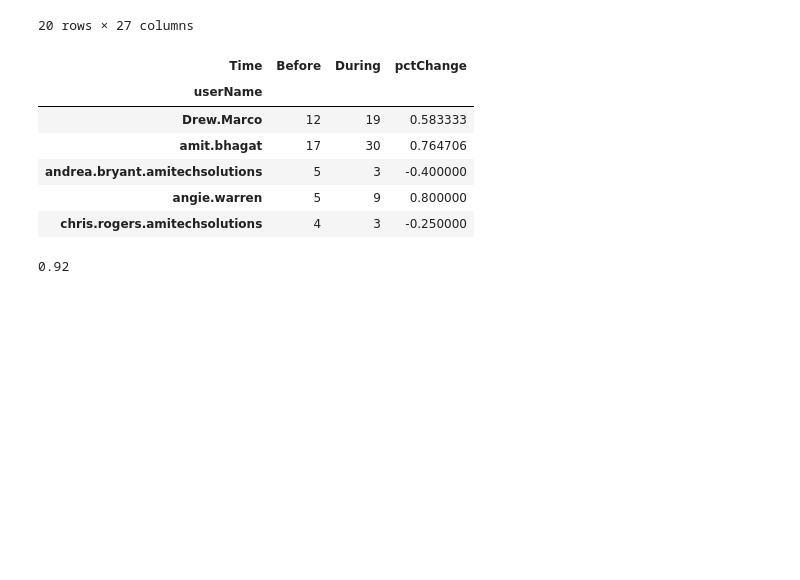
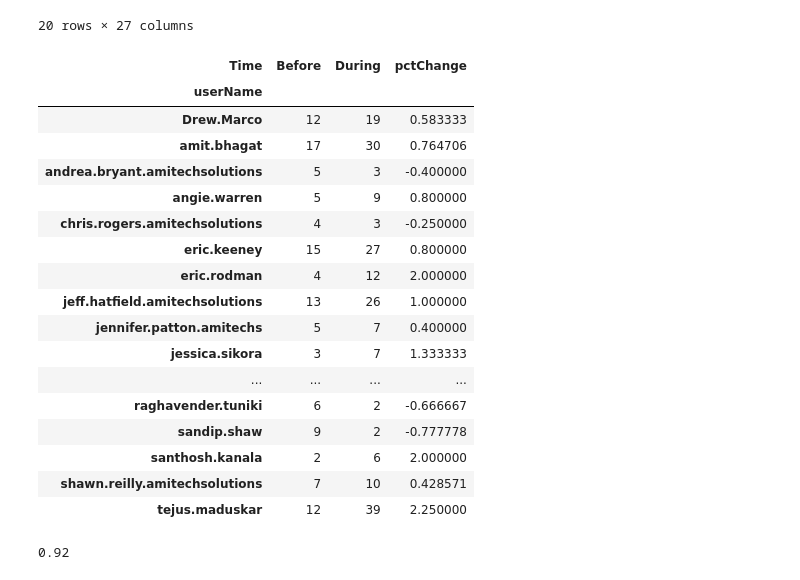
Before and after one commit to Snusier1/hds5210-2022, a Jupyter notebook: week12/week12_assignment_2.ipynb, the cells around one changed output. Drawn from its saved outputs; the diff is of its cells as text; code cells hidden in the pictures; blank space fills up the shorter version.

```diff
--- a/week12/week12_assignment_2.ipynb
+++ b/week12/week12_assignment_2.ipynb
@@ -161,15 +161,26 @@ summary = meetings.pivot_table(
     fill_value = 0)
 summary['pctChange'] = (summary['During'] - summary['Before']) /summary['Before']
 # %%
-summary.head()
+summary
 # %% [output]
 | Time | Before | During | pctChange |
 | userName |  |  |  |
 | Drew.Marco | 12 | 19 | 0.583333 |
 | amit.bhagat | 17 | 30 | 0.764706 |
 | andrea.bryant.amitechsolutions | 5 | 3 | -0.400000 |
 | angie.warren | 5 | 9 | 0.800000 |
 | chris.rogers.amitechsolutions | 4 | 3 | -0.250000 |
+| eric.keeney | 15 | 27 | 0.800000 |
+| eric.rodman | 4 | 12 | 2.000000 |
+| jeff.hatfield.amitechsolutions | 13 | 26 | 1.000000 |
+| jennifer.patton.amitechs | 5 | 7 | 0.400000 |
+| jessica.sikora | 3 | 7 | 1.333333 |
+| ... | ... | ... | ... |
+| raghavender.tuniki | 6 | 2 | -0.666667 |
+| sandip.shaw | 9 | 2 | -0.777778 |
+| santhosh.kanala | 2 | 6 | 2.000000 |
+| shawn.reilly.amitechsolutions | 7 | 10 | 0.428571 |
+| tejus.maduskar | 12 | 39 | 2.250000 |
 # %%
 summary['pctChange'].mean().round(2)
 # %% [output]
```
Also changed, not shown: parts of 1 cell of this notebook, 1 other file.
